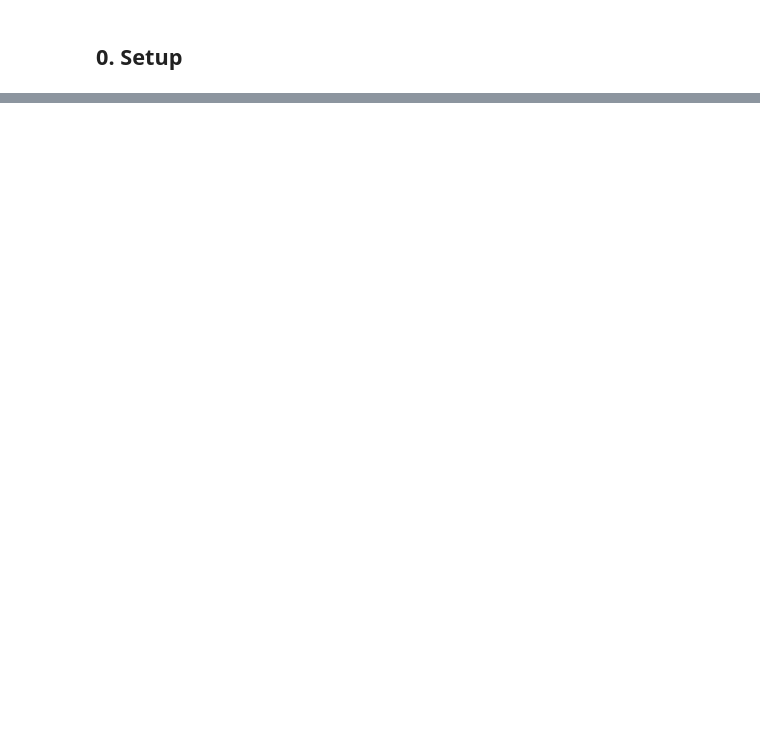
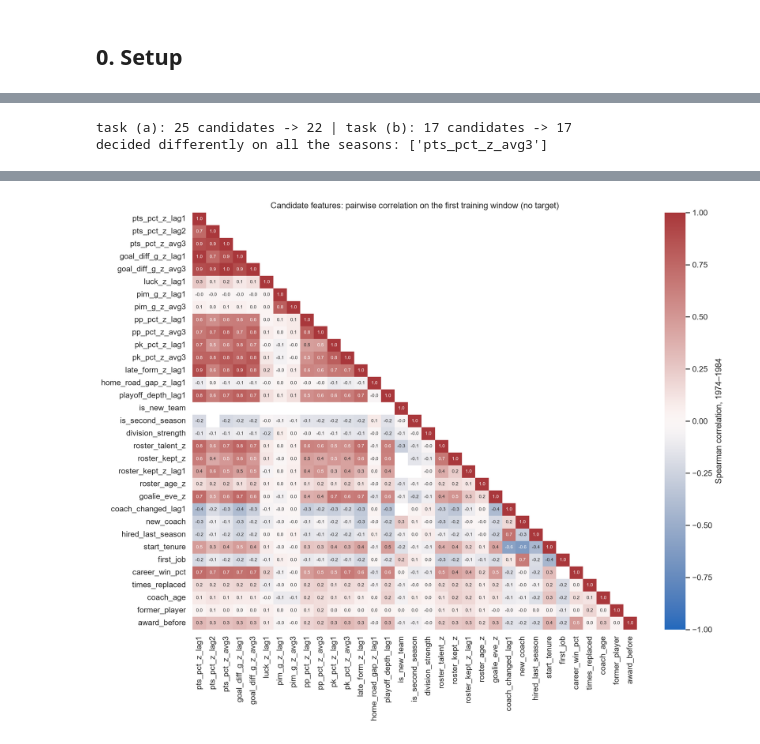
Before and after one commit to b3lchior/feup-ac, a Jupyter notebook: 02_data_prep.ipynb, the cells around one changed output, grey strips where cells are left out. Drawn from its saved outputs; the diff is of its cells as text; code cells hidden in the pictures; blank space fills up the shorter version.

Commit message:
fixed dp and added task b

```diff
--- a/02_data_prep.ipynb
+++ b/02_data_prep.ipynb
@@ -197,0 +261,18 @@ pd.DataFrame({
+# %%
+coach_games = (coaches[coaches["g"] > 0].groupby(["year", "tmID", "coachID"])["g"].sum()       # a coach who comes back counts once
+               .groupby(["year", "tmID"]).agg(total="sum", main="max", n_coaches="size"))
+labels_b = pd.DataFrame({"coach_changed": (coach_games["n_coaches"] > 1).astype(int),                    # broad: any second coach
+                         "coach_replaced": ((coach_games["total"] - coach_games["main"]) > STRICT_GAMES).astype(int)})   # strict: the label
+by_stint = coaches[coaches["g"] > 0].groupby(["year", "tmID"])["g"].agg(total="sum", main="max")
+eda_version = ((by_stint["total"] - by_stint["main"]) > STRICT_GAMES).astype(int)
+teams = teams.merge(labels_b.reset_index(), on=["year", "tmID"], how="left")
+assert teams[["coach_changed", "coach_replaced"]].notna().all().all()
+
+in_target = teams[teams["year"] >= FIRST_TARGET_YEAR]
+era = np.where(in_target["year"] < ERA_SPLIT, f"{FIRST_TARGET_YEAR}–{ERA_SPLIT - 1}", f"{ERA_SPLIT}–{LAST_YEAR}")
+summary_b = in_target.groupby(era)[["coach_replaced", "coach_changed"]].agg(["sum", "mean"])
+summary_b.loc[f"{FIRST_TARGET_YEAR}–{LAST_YEAR}"] = in_target[["coach_replaced", "coach_changed"]].agg(["sum", "mean"]).T.stack()
+changed_by_fix = eda_version.reindex(labels_b.index) != labels_b["coach_replaced"]
+print("team-seasons whose strict label changes when the games are added per coach (all NHL seasons / 1974-2009):",
+      int(changed_by_fix.sum()), "/", int(changed_by_fix[changed_by_fix.index.get_level_values("year") >= FIRST_TARGET_YEAR].sum()))
+summary_b.round(3)
@@ -197,0 +664,44 @@ pd.DataFrame({
+# %%
+FIRST_TRAIN = panel["year"] < ERA_SPLIT
+REDUNDANT_AT = 0.9
+
+
+def drop_redundant(candidates, rows, threshold=REDUNDANT_AT):
+    """Keep the candidates in order, dropping one whose |Spearman| with an already kept candidate reaches the threshold."""
+    corr = panel.loc[rows, candidates].corr(method="spearman")
+    kept, dropped = [], {}
+    for f in candidates:
+        partner = next((k for k in kept if abs(corr.loc[f, k]) >= threshold), None)
+        if partner is None:
+            kept.append(f)
+        else:
+            dropped[f] = partner
+    return kept, dropped
+
+
+FEATURES_A, dropped_a = drop_redundant(CANDIDATES_A, FIRST_TRAIN)
+FEATURES_B, dropped_b = drop_redundant(CANDIDATES_B, FIRST_TRAIN)
+on_all_seasons = {**drop_redundant(CANDIDATES_A, panel.index)[1], **drop_redundant(CANDIDATES_B, panel.index)[1]}
+
+union = list(dict.fromkeys(CANDIDATES_A + CANDIDATES_B))
+dropped = {**dropped_a, **dropped_b}
+corr_first = panel.loc[FIRST_TRAIN, union].corr(method="spearman")
+corr_all = panel[union].corr(method="spearman")
+upper = lambda c: c.abs().where(np.triu(np.ones(c.shape, dtype=bool), k=1)).stack().dropna()
+pairs = pd.DataFrame({"|rho| 1974–84": upper(corr_first), "|rho| 1974–2009": upper(corr_all)})
+pairs = pairs[pairs.max(axis=1) >= 0.8].sort_values("|rho| 1974–84", ascending=False)
+pairs["decision"] = ["; ".join(f"{f} dropped (repeats {dropped[f]})" for f in pair if f in dropped) or "keep both" for pair in pairs.index]
+
+fig, ax = plt.subplots(figsize=(13, 10.5))
+sns.heatmap(corr_first, ax=ax, mask=np.triu(np.ones_like(corr_first, dtype=bool), k=1), cmap="vlag", vmin=-1, vmax=1, center=0,
+            annot=True, fmt=".1f", annot_kws={"size": 6.5}, cbar_kws={"label": "Spearman correlation, 1974–1984"})
+ax.set_title("Candidate features: pairwise correlation on the first training window (no target)")
+ax.grid(False)
+plt.tight_layout()
+
+print(f"task (a): {len(CANDIDATES_A)} candidates -> {len(FEATURES_A)} | task (b): {len(CANDIDATES_B)} candidates -> {len(FEATURES_B)}")
+print("decided differently on all the seasons:", sorted(set(dropped) ^ set(on_all_seasons)) or "nothing")
+pairs.round(3)
+# %% [output]
+task (a): 25 candidates -> 22 | task (b): 17 candidates -> 17
+decided differently on all the seasons: ['pts_pct_z_avg3']
@@ -197,0 +723 @@ pd.DataFrame({
+[figure, added]
```
Also changed, not shown: parts of 59 cells of this notebook, 2 other files.
